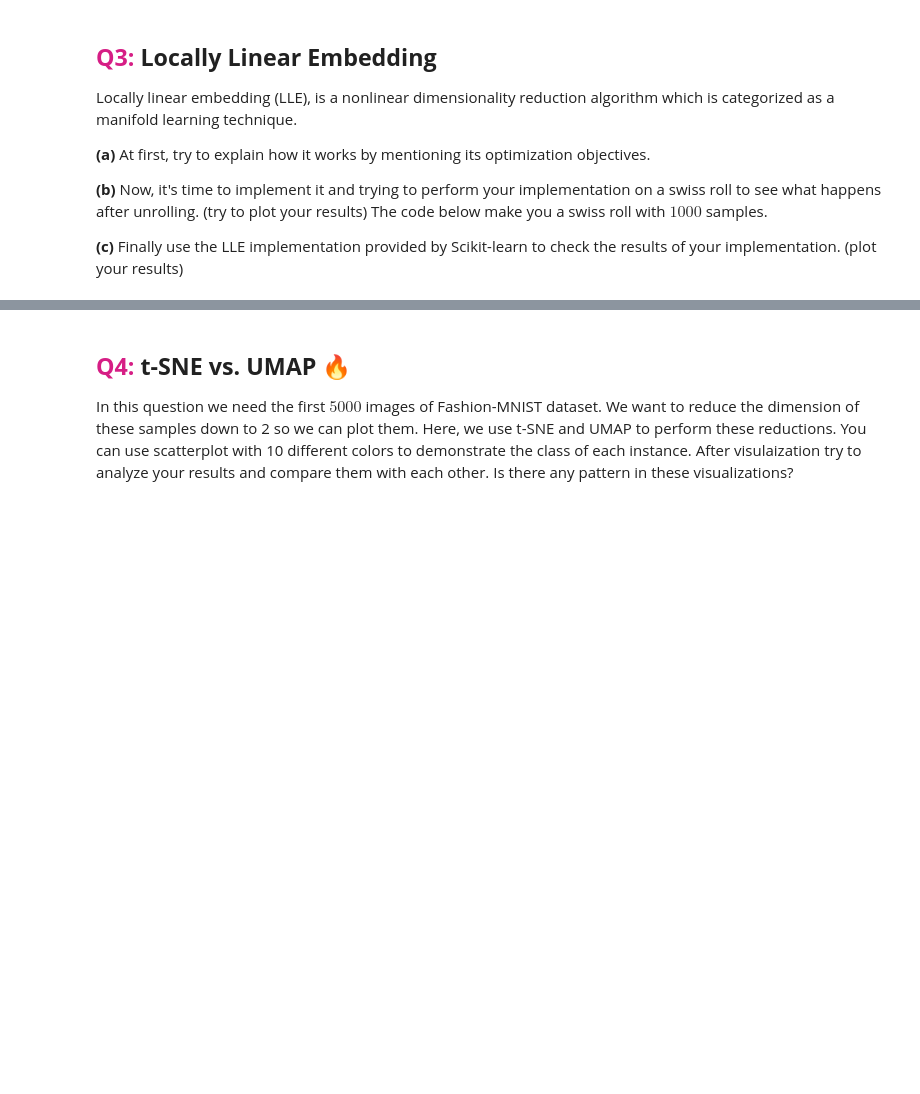
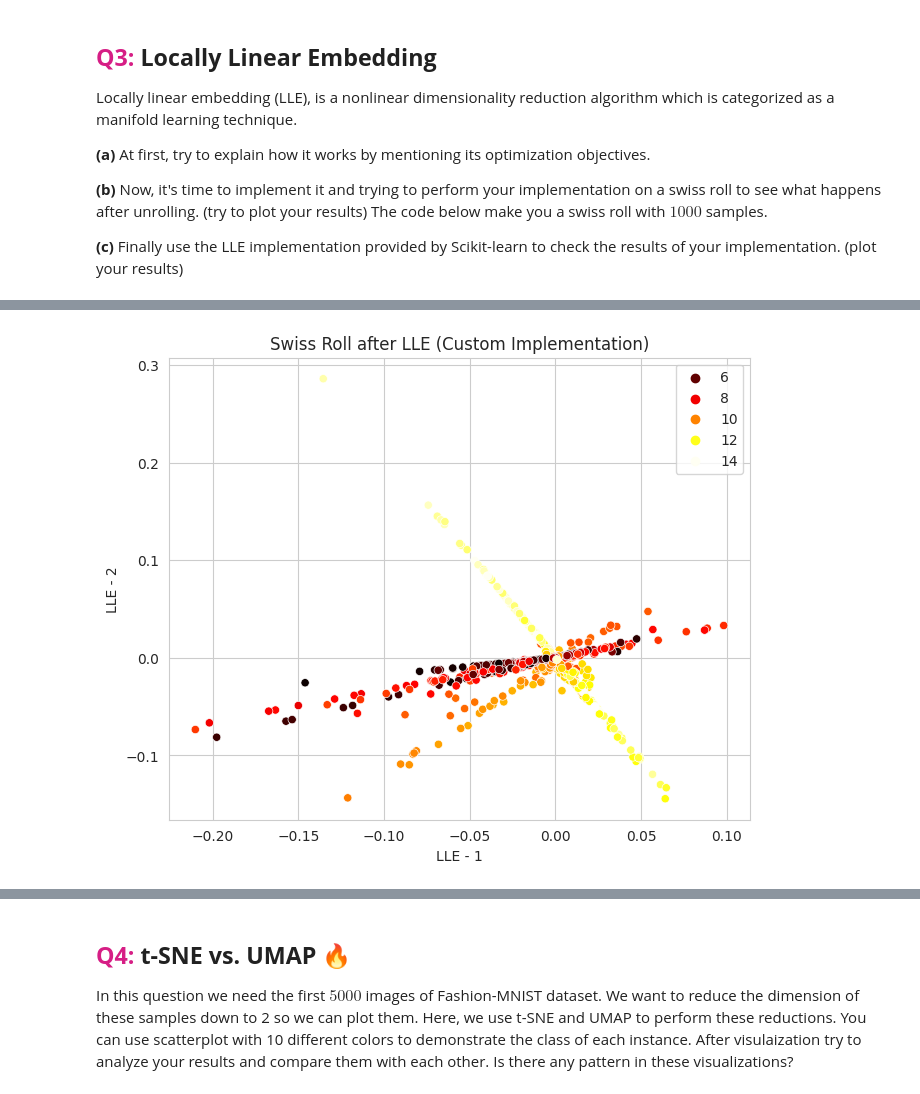
Before and after one commit to peyman886/machine-learning-coursework, a Jupyter notebook: Bahrak 1402-1/HomeWork/HW05/New folder/Machine_Learning_HW05 (1).ipynb, the cells around one changed output, grey strips where cells are left out. Saved outputs shown, nothing was run; the diff lists cells and outputs as text; code cells hidden in the pictures; blank space fills up the shorter version.

```diff
--- a/Bahrak 1402-1/HomeWork/HW05/New folder/Machine_Learning_HW05 (1).ipynb
+++ b/Bahrak 1402-1/HomeWork/HW05/New folder/Machine_Learning_HW05 (1).ipynb
@@ -551,0 +618,35 @@ X_swiss, t = make_swiss_roll(n_samples=1000, noise=0.2, random_state=42)
+# %%
+# Simplified LLE implementation
+def locally_linear_embedding(X, n_neighbors=10, n_components=2):
+    # Step 1: Find nearest neighbors
+    nbrs = NearestNeighbors(n_neighbors=n_neighbors).fit(X)
+    distances, indices = nbrs.kneighbors(X)
+
+    # Step 2: Compute reconstruction weights
+    W = np.zeros((X.shape[0], X.shape[0]))
+    for i in range(X.shape[0]):
+        Z = X[indices[i]] - X[i]  # Shift neighbors
+        C = Z @ Z.T  # Local covariance
+        C = np.linalg.pinv(C)  # Pseudo-inverse for stability
+        weights = C.sum(axis=1) / C.sum()  # Compute weights
+        W[i, indices[i]] = weights
+
+    # Step 3: Compute embedding
+    M = np.identity(X.shape[0]) - W - W.T + W @ W.T
+    eigenvalues, eigenvectors = np.linalg.eigh(M)
+    return eigenvectors[:, 1:n_components+1]
+
+# Generate a Swiss roll dataset
+X_swiss, t = make_swiss_roll(n_samples=1000, noise=0.2, random_state=42)
+
+# Apply LLE to Swiss roll
+X_lle = locally_linear_embedding(X_swiss, n_neighbors=10, n_components=2)
+
+plt.figure(figsize=(7.5, 6))
+sns.scatterplot(x=X_lle[:, 0], y=X_lle[:, 1], hue=t, palette=plt.cm.hot, marker='o')
+plt.title('Swiss Roll after LLE (Custom Implementation)')
+plt.xlabel('LLE - 1')
+plt.ylabel('LLE - 2')
+plt.show()
+# %% [output]
+[figure, added]
```
Also changed, not shown: parts of 14 cells of this notebook.
